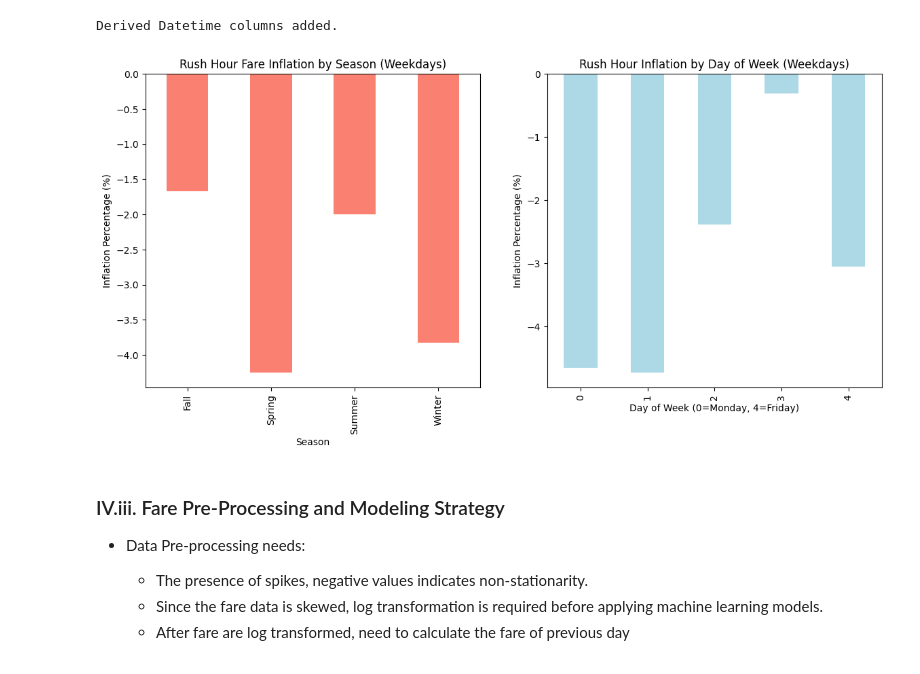
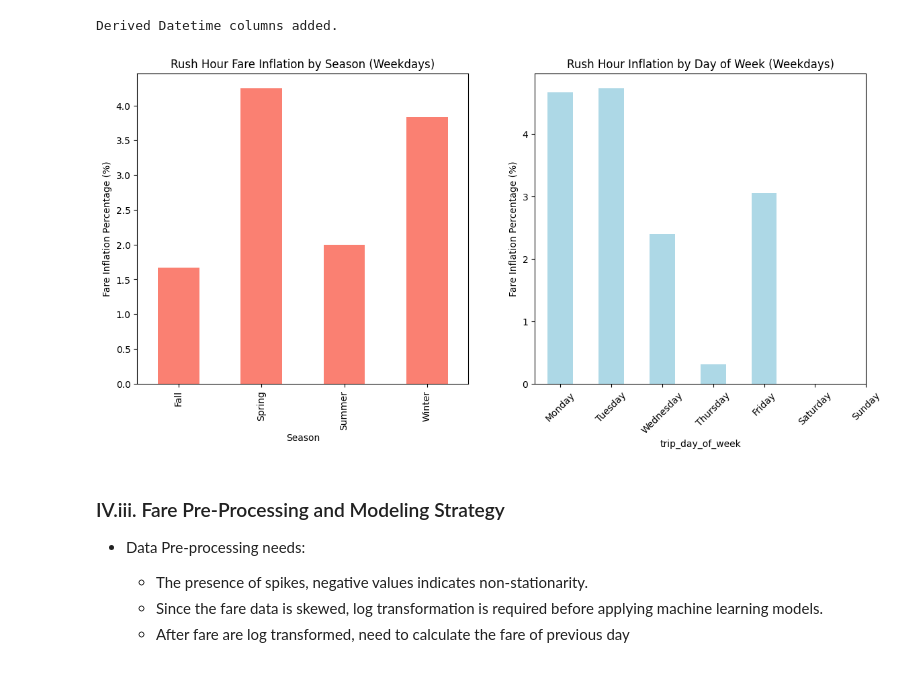
Before and after one commit to ameau01/Uber-Fare-Prediction, a Jupyter notebook: uber-fare-prediction.ipynb, the cells around one changed output. Drawn from its saved outputs; the diff is of its cells as text; code cells hidden in the pictures.

Commit message:
Kaggle Notebook | Uber Fare Prediction | Version 16

```diff
--- a/uber-fare-prediction.ipynb
+++ b/uber-fare-prediction.ipynb
@@ -310,14 +313,12 @@ plt.show()
 # Cleaning invalid entries
 data = data.replace([np.inf, -np.inf], np.nan)
 data = data.dropna()
+data = data[data['fare_amount'] > 0]
 data['fare_amount'] = data['fare_amount'].clip(lower=2, upper=100)
 data = data[(data['pickup_longitude'] != 0) & (data['pickup_latitude'] != 0)]
 data = data[(data['dropoff_longitude'] != 0) & (data['dropoff_latitude'] != 0)]
 data['passenger_count'] = data['passenger_count'].replace(0, data['passenger_count'].median())
 
-# reduce dataset to weekday only.
-data = data[data['pickup_datetime'].dt.dayofweek < 5]
-
 print(f"Data cleaning complete.")
 # %% [output]
 Data cleaning complete.
@@ -336,8 +337,7 @@ def haversine(lat1, lon1, lat2, lon2):
     dlon = lon2 - lon1
 
     # Haversine formula
-    a = np.square(np.sin(dlat / 2.0)) + \
-        np.cos(lat1) * np.cos(lat2) * np.square(np.sin(dlon / 2.0))
+    a = np.square(np.sin(dlat / 2.0)) + np.cos(lat1) * np.cos(lat2) * np.square(np.sin(dlon / 2.0))
     c = 2 * np.arcsin(np.sqrt(a))
     r = 3958.8  # Radius of Earth in miles
     return c * r
@@ -408,32 +408,37 @@ print(f"Derived Datetime columns added.")
 # %% [output]
 Derived Datetime columns added.
 # %%
+# Reduce dataset to weekday only.
+data = data[data['trip_day_of_week'] <5]
+
 # Plot Rush Hour Fare Inflation by Season
 rush_inflation = data.groupby(['trip_season', 'is_rush_hour'])['fare_amount'].mean().unstack()
-rush_inflation['inflation_percentage'] = ((rush_inflation[1] - rush_inflation[0]) / rush_inflation[0] * 100).round(2)
+rush_inflation['inflation_percentage'] = ((rush_inflation[0] - rush_inflation[1]) / rush_inflation[0] * 100).round(2)
 # print("Rush Hour Inflation by Season (%):")
 # print(rush_inflation)
+
 
 plt.figure(figsize=(14, 6))
 plt.subplot(1, 2, 1)
 rush_inflation['inflation_percentage'].plot(kind='bar', color='salmon')
 plt.title('Rush Hour Fare Inflation by Season (Weekdays)')
 plt.xlabel('Season')
-plt.ylabel('Inflation Percentage (%)')
+plt.ylabel('Fare Inflation Percentage (%)')
 
+day_names = ['Monday', 'Tuesday', 'Wednesday', 'Thursday', 'Friday', 'Saturday', 'Sunday']
 rush_inflation_day = data.groupby(['trip_day_of_week', 'is_rush_hour'])['fare_amount'].mean().unstack()
-rush_inflation_day['inflation_percentage'] = ((rush_inflation_day[1] - rush_inflation_day[0]) / rush_inflation_day[0] * 100).round(2)
+rush_inflation_day['inflation_percentage'] = ((rush_inflation_day[0] - rush_inflation_day[1]) / rush_inflation_day[0] * 100).round(2)
 # print("Rush Hour Fare Inflation by Day of Week (%):")
 # print(rush_inflation_day)
 
 plt.subplot(1, 2, 2)
 rush_inflation_day['inflation_percentage'].plot(kind='bar', color='lightblue')
 plt.title('Rush Hour Inflation by Day of Week (Weekdays)')
-plt.xlabel('Day of Week (0=Monday, 4=Friday)')
-plt.ylabel('Inflation Percentage (%)')
+plt.xticks(ticks=range(len(day_names)), labels=day_names, rotation=45)  # Set x-axis labels to day names
+plt.ylabel('Fare Inflation Percentage (%)')
 plt.show()
 # %% [output]
-[figure, old version]
+[figure, new version]
 # %% [markdown]
 ### IV.iii. Fare Pre-Processing and Modeling Strategy ###
 
```
Also changed, not shown: parts of 15 cells of this notebook.
